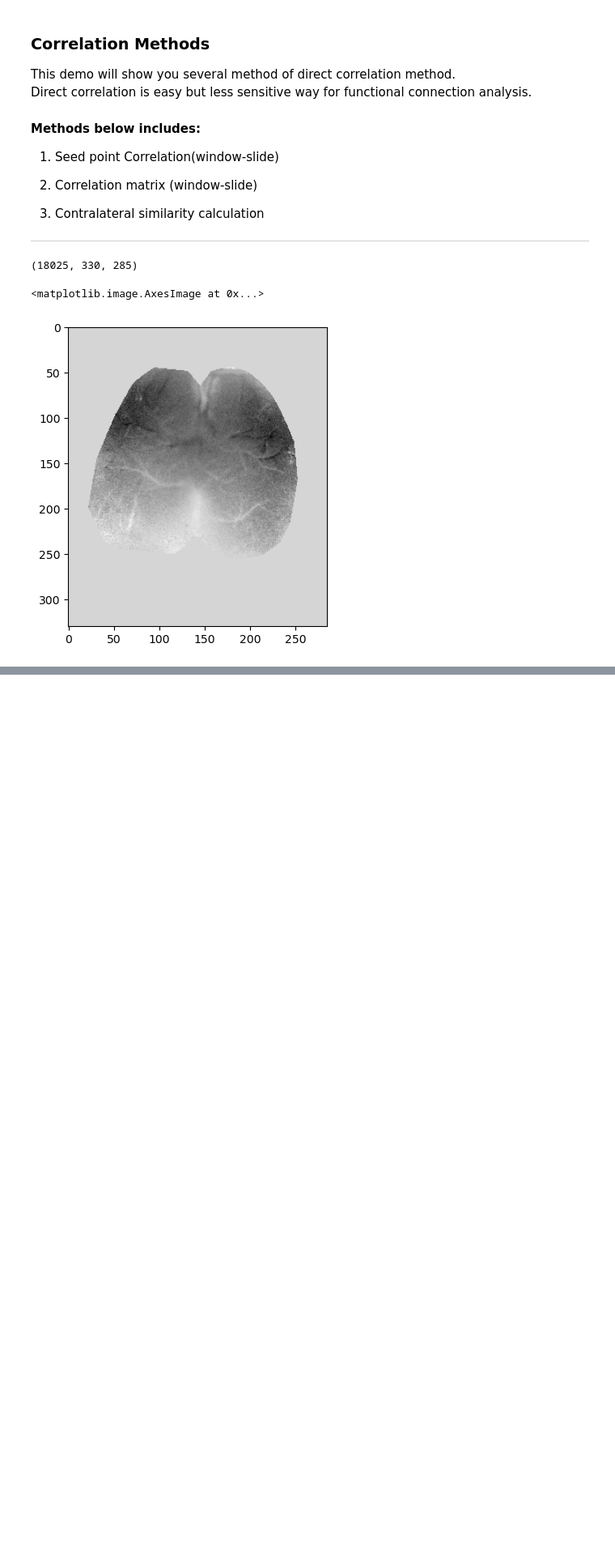
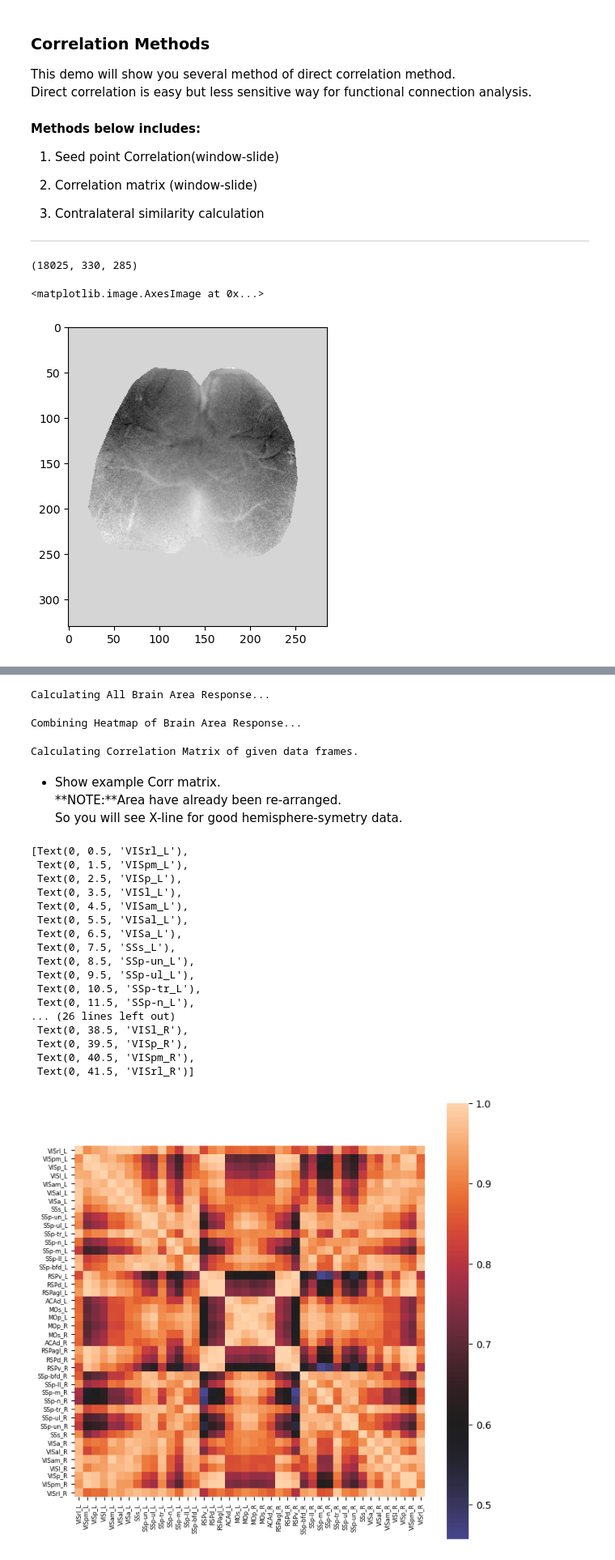
Before and after one commit to adolescent/Lulab_OI_Infrastructure, a Jupyter notebook: Tutorial/FC_Analysis_Demo/Part2_Direct_Corr_Methods/P2A1_Seedpoint_CorrMatrix.ipynb, the cells around one changed output, grey strips where cells are left out. Shown at 81% size. Saved outputs shown, nothing was run; the diff lists cells and outputs as text; code cells hidden in the pictures; blank space fills up the shorter version.

```diff
--- a/Tutorial/FC_Analysis_Demo/Part2_Direct_Corr_Methods/P2A1_Seedpoint_CorrMatrix.ipynb
+++ b/Tutorial/FC_Analysis_Demo/Part2_Direct_Corr_Methods/P2A1_Seedpoint_CorrMatrix.ipynb
@@ -63,0 +90,57 @@ a.index[0].split('_')[0]
+# %%
+from Atlas_Corr_Tools import  *
+ADT = Atlas_Data_Tools(series=series,bin=4,min_pix=100)
+# brain area less than min_pix will be ignored.
+
+# calculate response of all brain area
+ADT.Get_All_Area_Response()
+# variables below are useful. But here they will not be used. Try it by yourself if you are interested.
+Area_Response = ADT.Area_Response # see P1A1 for more details
+Area_Response_Heatmap = ADT.Combine_Response_Heatmap() # heatmap of all area response.
+
+# get slide window correlation matrix.
+# If you set win_size = len(series), whole-series corr will be calculated.
+fps = 5
+win_size = 300*fps
+# win_size = len(series)
+win_step = 60*fps
+Corr_Matrix = ADT.Get_Corr_Matrix(win_size = win_size,win_step = win_step,keep_unilateral = False)
+# keep_unilateral = False will delete brain area have only unilateral data.
+# Corr_Matrix is a dict, each element is a area_num x area_num matrix.
+# %% [output]
+Calculating All Brain Area Response...
+Combining Heatmap of Brain Area Response...
+Calculating Correlation Matrix of given data frames.
+# %% [markdown]
+- Show example Corr matrix.
+**NOTE:**Area have already been re-arranged.
+So you will see X-line for good hemisphere-symetry data.
+# %%
+
+fig,ax = plt.subplots(ncols=1,nrows=1,figsize = (8,8))
+sns.heatmap(Corr_Matrix[1],center = 0.6,square = True,xticklabels = False,yticklabels = False,ax = ax)
+
+# below adjust size of annotation brain area.
+ax.set_xticks(np.array(range(len(Corr_Matrix[1].index)))+0.5)
+ax.set_xticklabels(Corr_Matrix[1].index,size = 6,rotation = 90)
+ax.set_yticks(np.array(range(len(Corr_Matrix[1].index)))+0.5)
+ax.set_yticklabels(Corr_Matrix[1].index,size = 6)
+# %% [output]
+[Text(0, 0.5, 'VISrl_L'),
+ Text(0, 1.5, 'VISpm_L'),
+ Text(0, 2.5, 'VISp_L'),
+ Text(0, 3.5, 'VISl_L'),
+ Text(0, 4.5, 'VISam_L'),
+ Text(0, 5.5, 'VISal_L'),
+ Text(0, 6.5, 'VISa_L'),
+ Text(0, 7.5, 'SSs_L'),
+ Text(0, 8.5, 'SSp-un_L'),
+ Text(0, 9.5, 'SSp-ul_L'),
+ Text(0, 10.5, 'SSp-tr_L'),
+ Text(0, 11.5, 'SSp-n_L'),
+... (26 lines left out)
+ Text(0, 38.5, 'VISl_R'),
+ Text(0, 39.5, 'VISp_R'),
+ Text(0, 40.5, 'VISpm_R'),
+ Text(0, 41.5, 'VISrl_R')]
+[figure, added]
```
Also changed, not shown: parts of 8 cells of this notebook, 4 other files.
